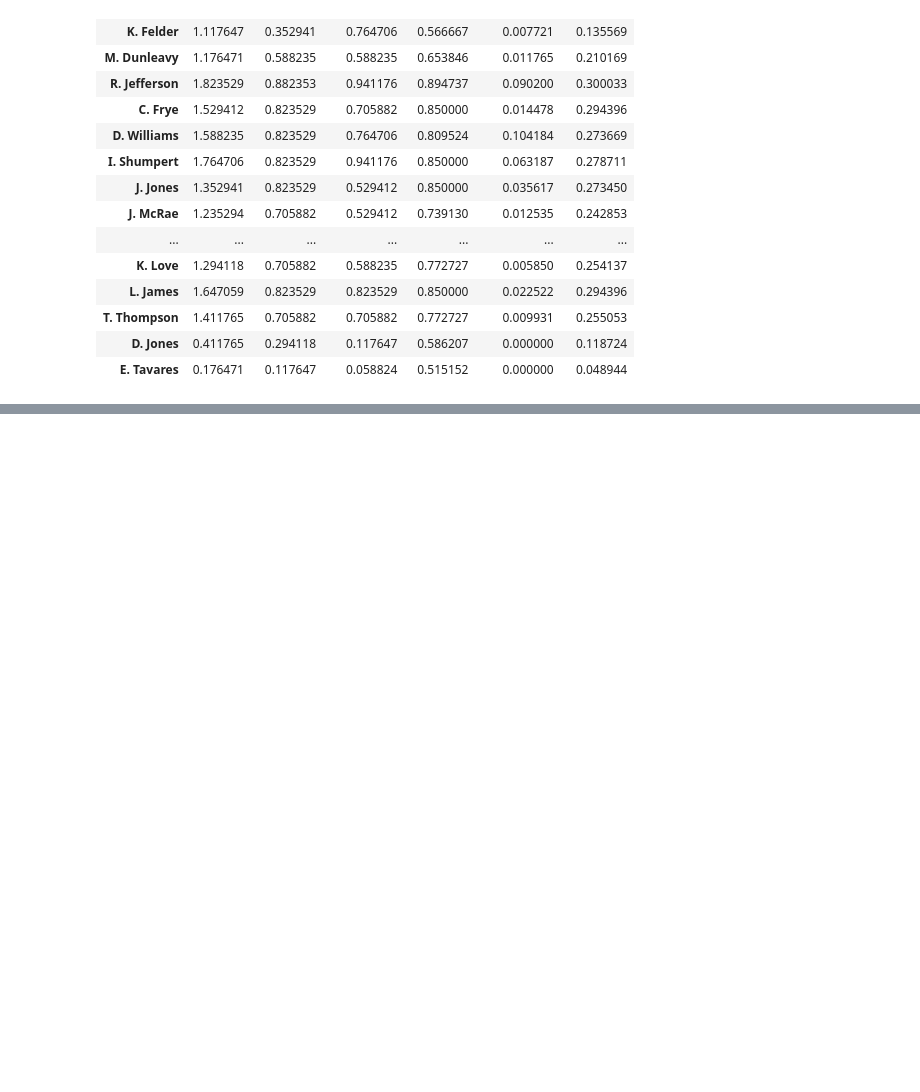
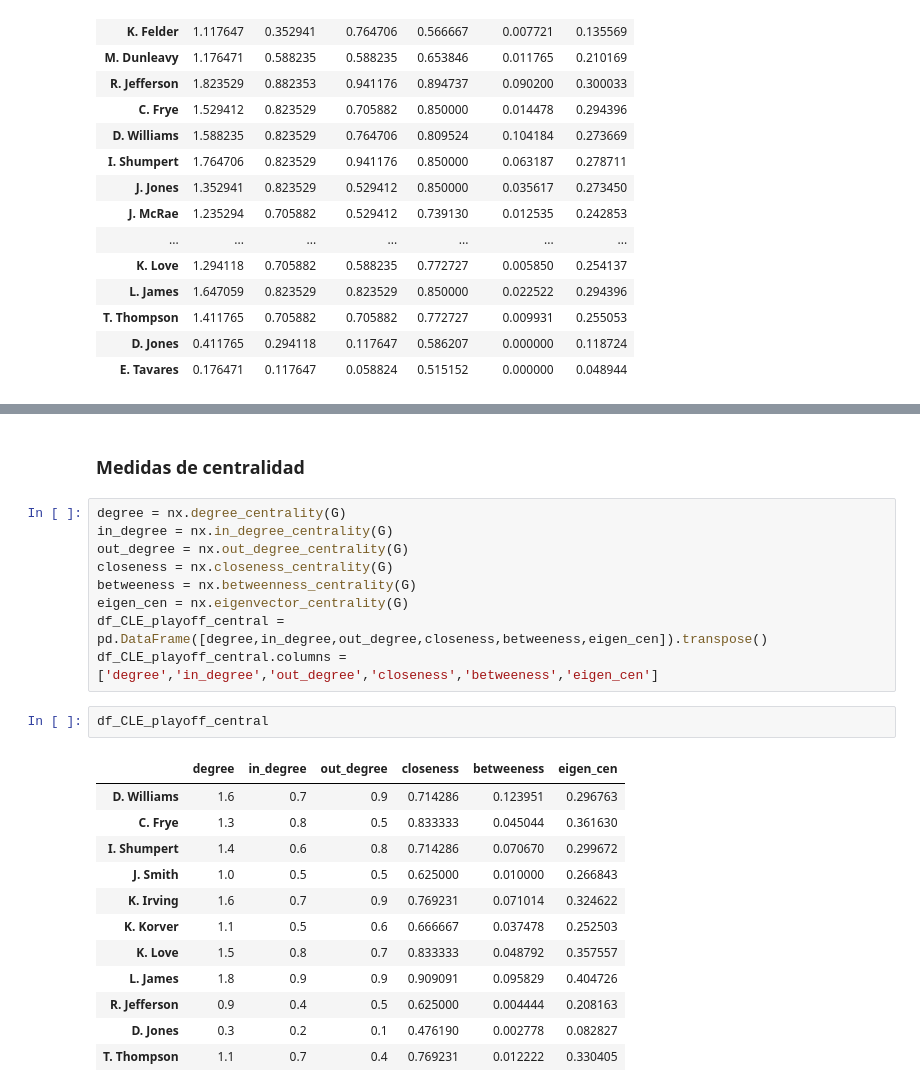
Before and after one commit to Millan13/Moneyball-NBA, a Jupyter notebook: Notebooks/Analisis_pagerank.ipynb, the cells around one changed output, grey strips where cells are left out. Saved outputs shown, nothing was run; the diff lists cells and outputs as text; blank space fills up the shorter version.

```diff
--- a/Notebooks/Analisis_pagerank.ipynb
+++ b/Notebooks/Analisis_pagerank.ipynb
@@ -497,0 +682,26 @@ df_CLE_central
+# %% [markdown]
+### Medidas de centralidad
+# %%
+degree = nx.degree_centrality(G)
+in_degree = nx.in_degree_centrality(G)
+out_degree = nx.out_degree_centrality(G)
+closeness = nx.closeness_centrality(G)
+betweeness = nx.betweenness_centrality(G)
+eigen_cen = nx.eigenvector_centrality(G)
+df_CLE_playoff_central = pd.DataFrame([degree,in_degree,out_degree,closeness,betweeness,eigen_cen]).transpose()
+df_CLE_playoff_central.columns = ['degree','in_degree','out_degree','closeness','betweeness','eigen_cen']
+# %%
+df_CLE_playoff_central
+# %% [output]
+|  | degree | in_degree | out_degree | closeness | betweeness | eigen_cen |
+| D. Williams | 1.6 | 0.7 | 0.9 | 0.714286 | 0.123951 | 0.296763 |
+| C. Frye | 1.3 | 0.8 | 0.5 | 0.833333 | 0.045044 | 0.361630 |
+| I. Shumpert | 1.4 | 0.6 | 0.8 | 0.714286 | 0.070670 | 0.299672 |
+| J. Smith | 1.0 | 0.5 | 0.5 | 0.625000 | 0.010000 | 0.266843 |
+| K. Irving | 1.6 | 0.7 | 0.9 | 0.769231 | 0.071014 | 0.324622 |
+| K. Korver | 1.1 | 0.5 | 0.6 | 0.666667 | 0.037478 | 0.252503 |
+| K. Love | 1.5 | 0.8 | 0.7 | 0.833333 | 0.048792 | 0.357557 |
+| L. James | 1.8 | 0.9 | 0.9 | 0.909091 | 0.095829 | 0.404726 |
+| R. Jefferson | 0.9 | 0.4 | 0.5 | 0.625000 | 0.004444 | 0.208163 |
+| D. Jones | 0.3 | 0.2 | 0.1 | 0.476190 | 0.002778 | 0.082827 |
+| T. Thompson | 1.1 | 0.7 | 0.4 | 0.769231 | 0.012222 | 0.330405 |
```
Also changed, not shown: parts of 52 cells of this notebook.
